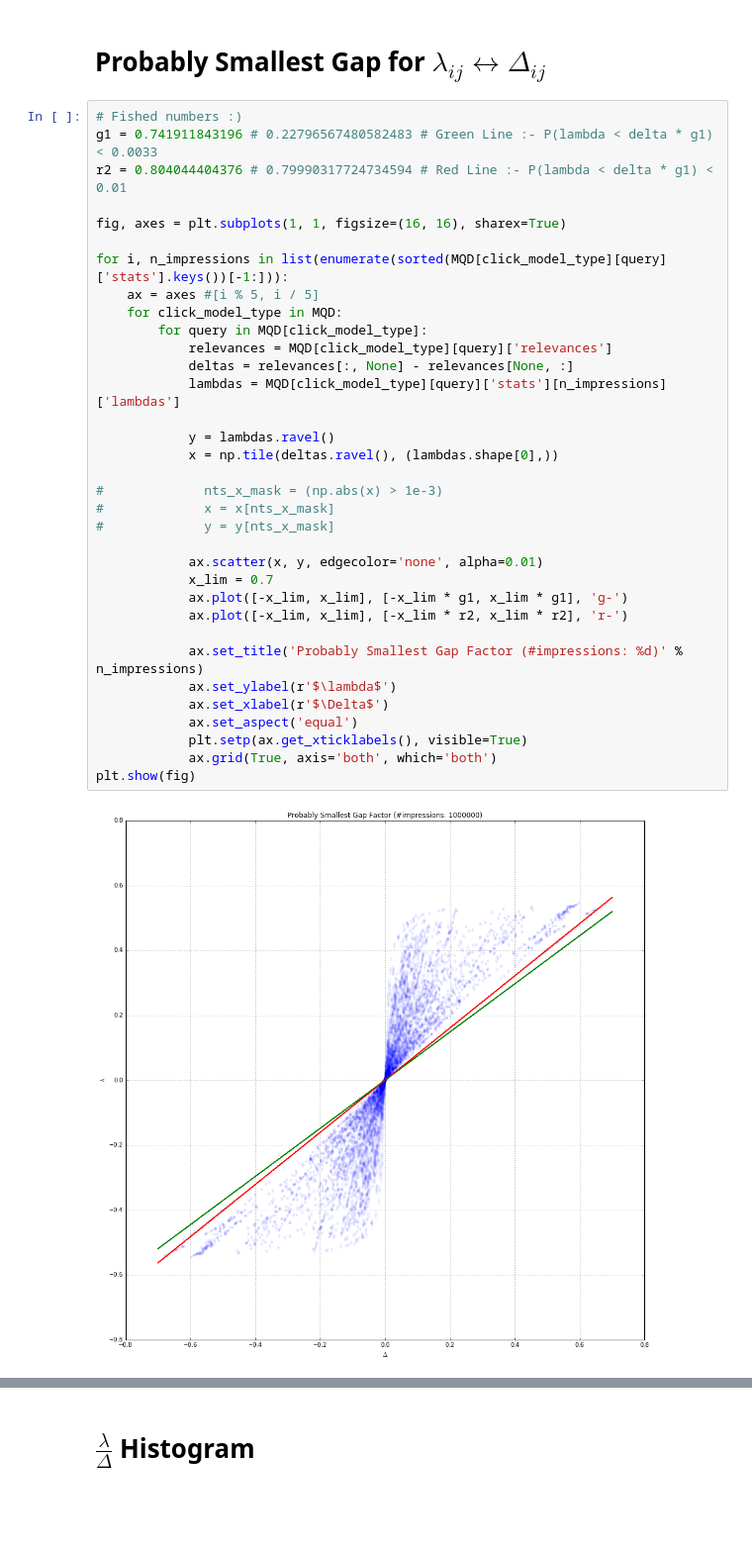
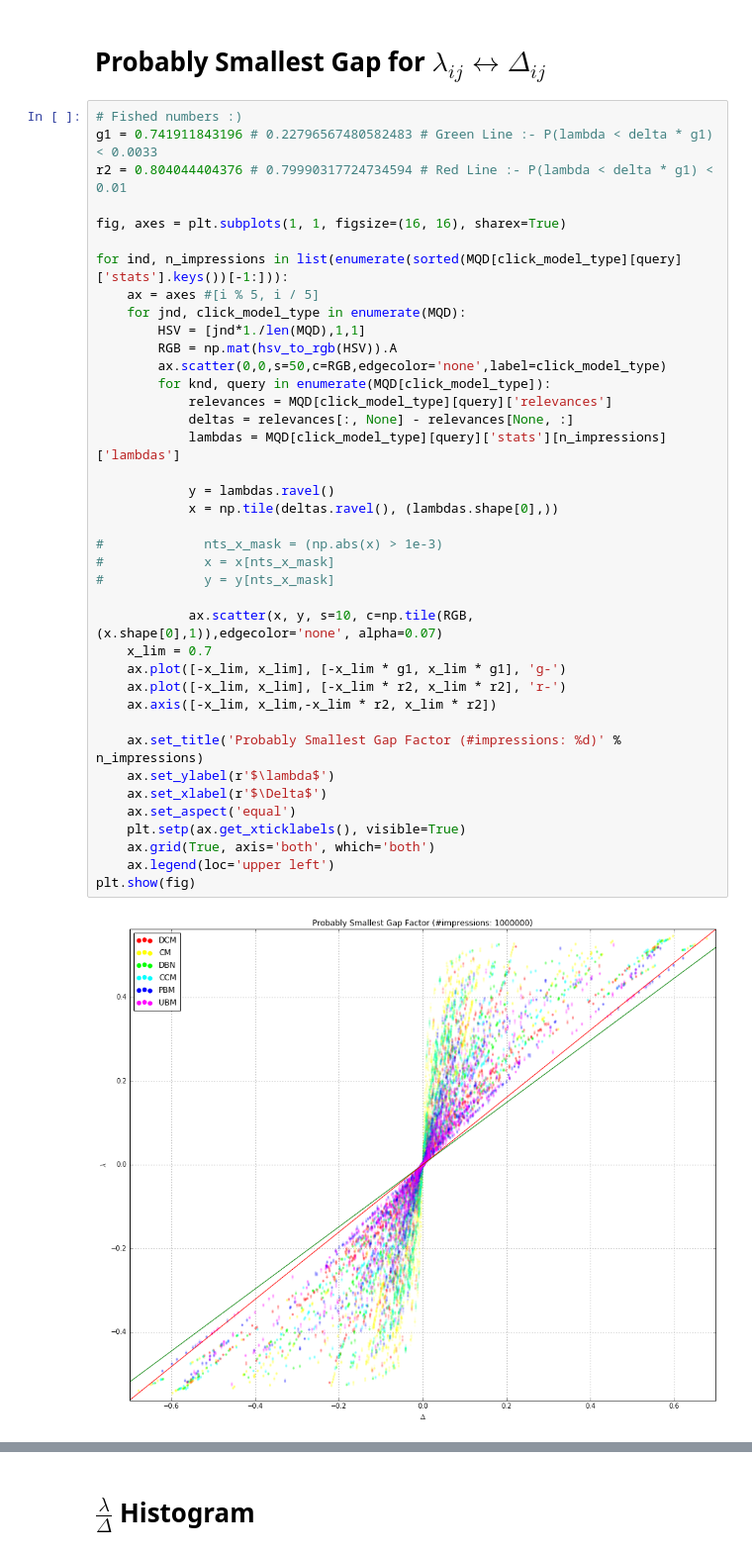
Before and after one commit to changlicn/PyClickLambdas, a Jupyter notebook: scripts/ClickBasedLambdasExperiments.ipynb, the cells around one changed output, grey strips where cells are left out. Shown at 99% size. Cells and saved outputs as stored; diff of their text form; blank space fills up the shorter version.

Commit message:
New plots

```diff
--- a/scripts/ClickBasedLambdasExperiments.ipynb
+++ b/scripts/ClickBasedLambdasExperiments.ipynb
@@ -402,36 +403,41 @@ plt.show(fig)
 # %%
 # Fished numbers :)
 g1 = 0.741911843196 # 0.22796567480582483 # Green Line :- P(lambda < delta * g1) < 0.0033
 r2 = 0.804044404376 # 0.79990317724734594 # Red Line :- P(lambda < delta * g1) < 0.01
 
 fig, axes = plt.subplots(1, 1, figsize=(16, 16), sharex=True)
 
-for i, n_impressions in list(enumerate(sorted(MQD[click_model_type][query]['stats'].keys())[-1:])):
+for ind, n_impressions in list(enumerate(sorted(MQD[click_model_type][query]['stats'].keys())[-1:])):
     ax = axes #[i % 5, i / 5]
-    for click_model_type in MQD:
-        for query in MQD[click_model_type]:
+    for jnd, click_model_type in enumerate(MQD):
+        HSV = [jnd*1./len(MQD),1,1]
+        RGB = np.mat(hsv_to_rgb(HSV)).A
+        ax.scatter(0,0,s=50,c=RGB,edgecolor='none',label=click_model_type)
+        for knd, query in enumerate(MQD[click_model_type]):
             relevances = MQD[click_model_type][query]['relevances']
             deltas = relevances[:, None] - relevances[None, :]
             lambdas = MQD[click_model_type][query]['stats'][n_impressions]['lambdas']
 
             y = lambdas.ravel()
             x = np.tile(deltas.ravel(), (lambdas.shape[0],))
 
 #             nts_x_mask = (np.abs(x) > 1e-3)
 #             x = x[nts_x_mask]
 #             y = y[nts_x_mask]
 
-            ax.scatter(x, y, edgecolor='none', alpha=0.01)
-            x_lim = 0.7
-            ax.plot([-x_lim, x_lim], [-x_lim * g1, x_lim * g1], 'g-')
-            ax.plot([-x_lim, x_lim], [-x_lim * r2, x_lim * r2], 'r-')
+            ax.scatter(x, y, s=10, c=np.tile(RGB,(x.shape[0],1)),edgecolor='none', alpha=0.07)
+    x_lim = 0.7
+    ax.plot([-x_lim, x_lim], [-x_lim * g1, x_lim * g1], 'g-')
+    ax.plot([-x_lim, x_lim], [-x_lim * r2, x_lim * r2], 'r-')
+    ax.axis([-x_lim, x_lim,-x_lim * r2, x_lim * r2])
 
-            ax.set_title('Probably Smallest Gap Factor (#impressions: %d)' % n_impressions)
-            ax.set_ylabel(r'$\lambda$')
-            ax.set_xlabel(r'$\Delta$')
-            ax.set_aspect('equal')
-            plt.setp(ax.get_xticklabels(), visible=True)
-            ax.grid(True, axis='both', which='both')
+    ax.set_title('Probably Smallest Gap Factor (#impressions: %d)' % n_impressions)
+    ax.set_ylabel(r'$\lambda$')
+    ax.set_xlabel(r'$\Delta$')
+    ax.set_aspect('equal')
+    plt.setp(ax.get_xticklabels(), visible=True)
+    ax.grid(True, axis='both', which='both')
+    ax.legend(loc='upper left')
 plt.show(fig)
 # %% [output]
-[figure, old version]
+[figure, new version]
```
Also changed, not shown: parts of 4 cells of this notebook.
